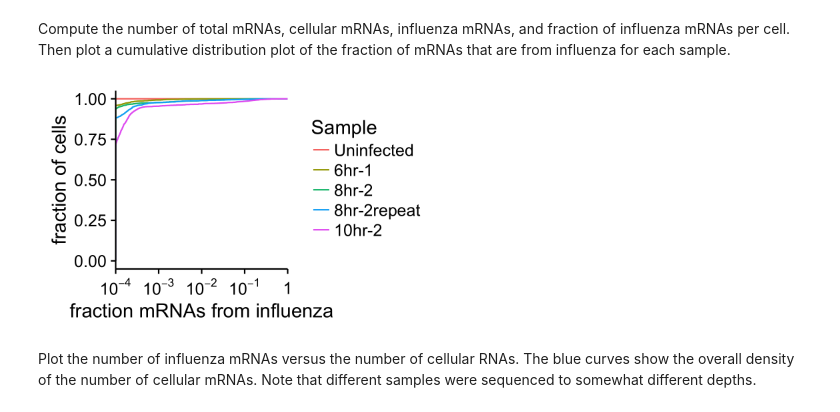
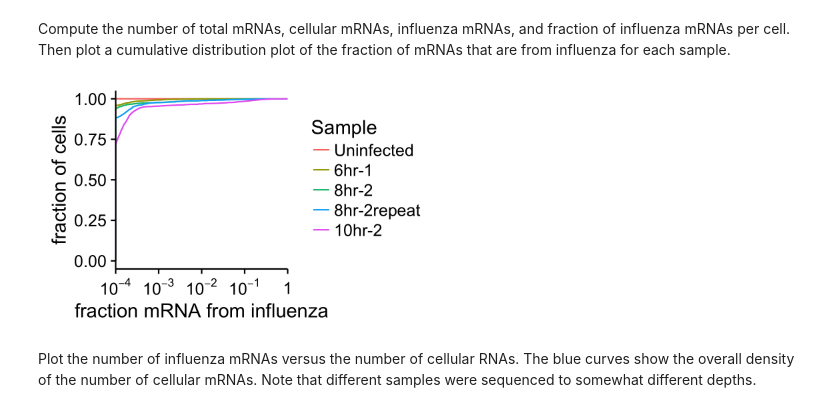
Before and after one commit to jbloomlab/flu_single_cell, a Jupyter notebook: monocle_analysis.ipynb, the cells around one changed output. Drawn from its saved outputs; the diff is of its cells as text; code cells hidden in the pictures.

```diff
--- a/monocle_analysis.ipynb
+++ b/monocle_analysis.ipynb
@@ -77,34 +77,34 @@ Then plot a cumulative distribution plot of the fraction of mRNAs that are from
 # %%
 pData(cells)$total.mRNAs <- Matrix::colSums(exprs(cells))
 
 flugenes <- c("fluPB2", "fluPB1", "fluPA", "fluHA", "fluNP", "fluNA", "fluM", "fluNS")
 flugenes.id <- row.names(subset(fData(cells), gene_short_name %in% flugenes))
 pData(cells)$flu.mRNAs <- Matrix::colSums(exprs(cells[flugenes.id,]))
 
 cellgenes.id <- row.names(subset(fData(cells), !(gene_short_name %in% flugenes)))
 pData(cells)$cellular.mRNAs <- Matrix::colSums(exprs(cells[cellgenes.id,]))
 
 pData(cells)$frac.flu.mRNAs <- pData(cells)$flu.mRNAs / pData(cells)$total.mRNAs
 
 # some trickery around x minimum to avoid taking log of 0
 minx <- 1e-4 # minimum value on y-axis
 pData(cells)$log.frac.flu <- ifelse(pData(cells)$frac.flu.mRNAs < minx, log10(minx),
   log10(pData(cells)$frac.flu.mRNAs))
 
 p.cumul <- ggplot(
     transform(pData(cells), Sample=factor(Sample, samples)), # order by sample
     aes(log.frac.flu, color=Sample)) +
   stat_ecdf() +
   scale_x_continuous(labels=function(x){fancy_scientific(10**x)},
-    limits=c(log10(minx), 0), expand=c(0, 0), name="fraction mRNAs from influenza") +
+    limits=c(log10(minx), 0), expand=c(0, 0), name="fraction mRNA from influenza") +
   scale_y_continuous(limits=c(0, 1), name="fraction of cells") +
   theme(axis.text.x=element_text(vjust=0.2))
 
 plotfile <- file.path(plotsdir, "mRNAs_per_cell_cumul.png")
 ggsave(plotfile, plot=p.cumul, width=4, height=2.5, units="in")
 display_png(file=plotfile, width=400)
 # %% [output]
-[figure, old version]
+[figure, new version]
 # %% [markdown]
 Plot the number of influenza mRNAs versus the number of cellular RNAs.
 The blue curves show the overall density of the number of cellular mRNAs.
```
Also changed, not shown: parts of 7 cells of this notebook.
